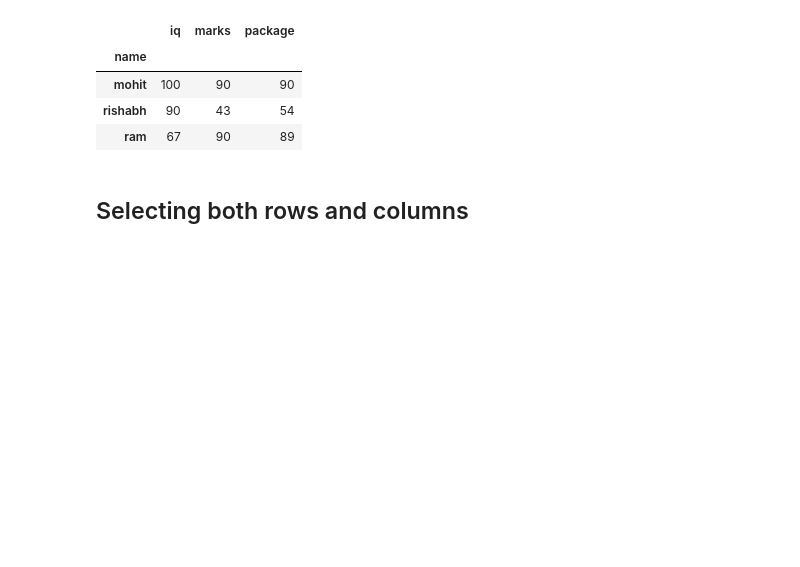
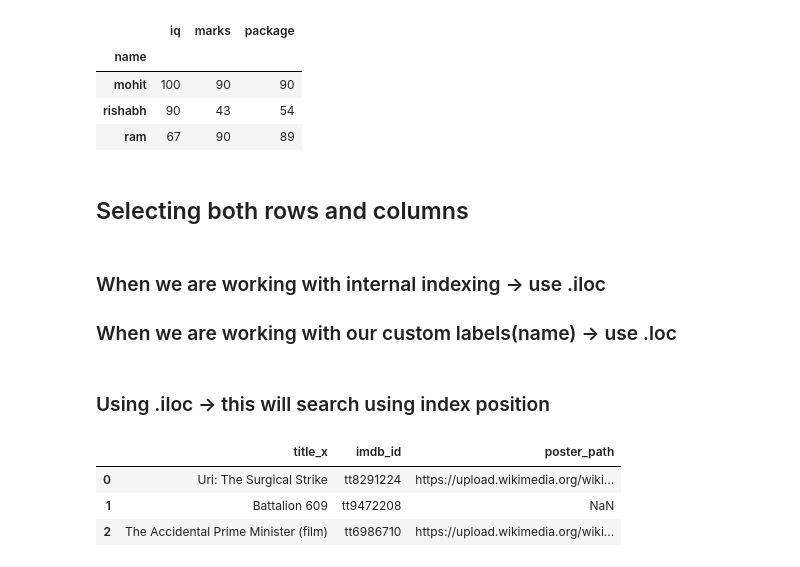
Before and after one commit to mohitjaryal/pandas, a Jupyter notebook: data_frames.ipynb, the cells around one changed output. Cells and saved outputs as stored; diff of their text form; code cells hidden in the pictures; blank space fills up the shorter version.

Commit message:
selecting both rows and columns

```diff
--- a/data_frames.ipynb
+++ b/data_frames.ipynb
@@ -668,3 +668,21 @@ students.loc[['mohit','rishabh','ram']]
 | ram | 67 | 90 | 89 |
 # %% [markdown]
 ## Selecting both rows and columns
+# %% [markdown]
+### When we are working with internal indexing -> use .iloc
+### When we are working with our custom labels(name) -> use .loc
+# %% [markdown]
+### Using .iloc -> this will search using index position
+# %%
+# fetch first 3 movies data and only 3 column
+
+# movies data set
+
+# when we are using .iloc -> give index position not name
+# we'll use .iloc[rows , column]
+movies.iloc[0:3,0:3] # this will fetch only first three rows and first three columns
+# %% [output]
+|  | title_x | imdb_id | poster_path |
+| 0 | Uri: The Surgical Strike | tt8291224 | https://upload.wikimedia.org/wiki... |
+| 1 | Battalion 609 | tt9472208 | NaN |
+| 2 | The Accidental Prime Minister (film) | tt6986710 | https://upload.wikimedia.org/wiki... |
```
Also changed, not shown: parts of 2 cells of this notebook.
